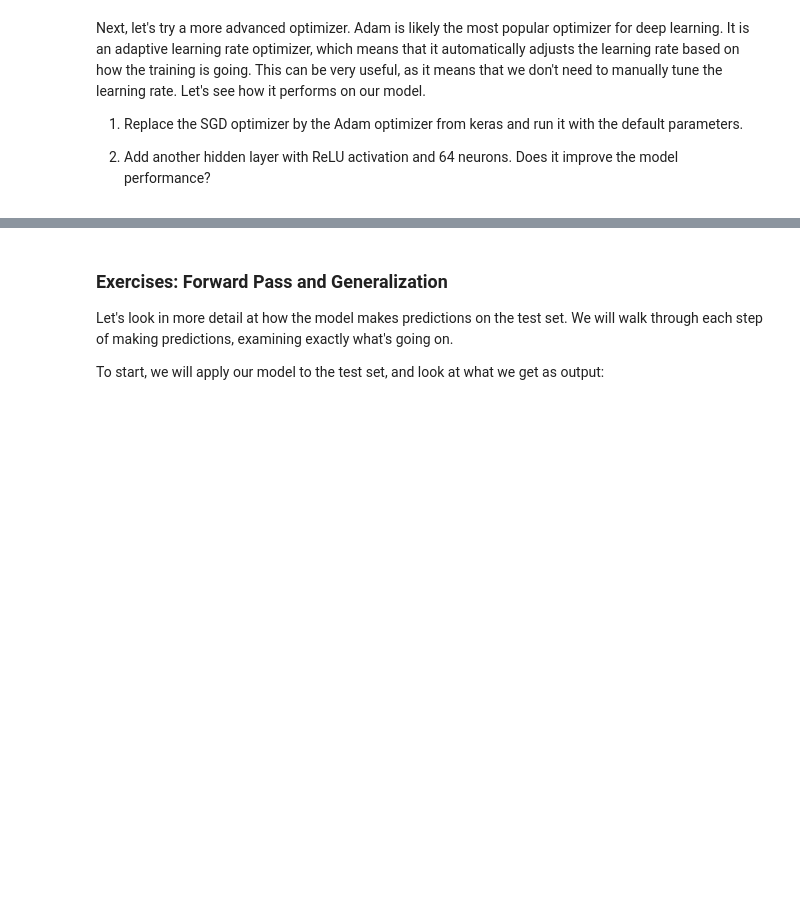
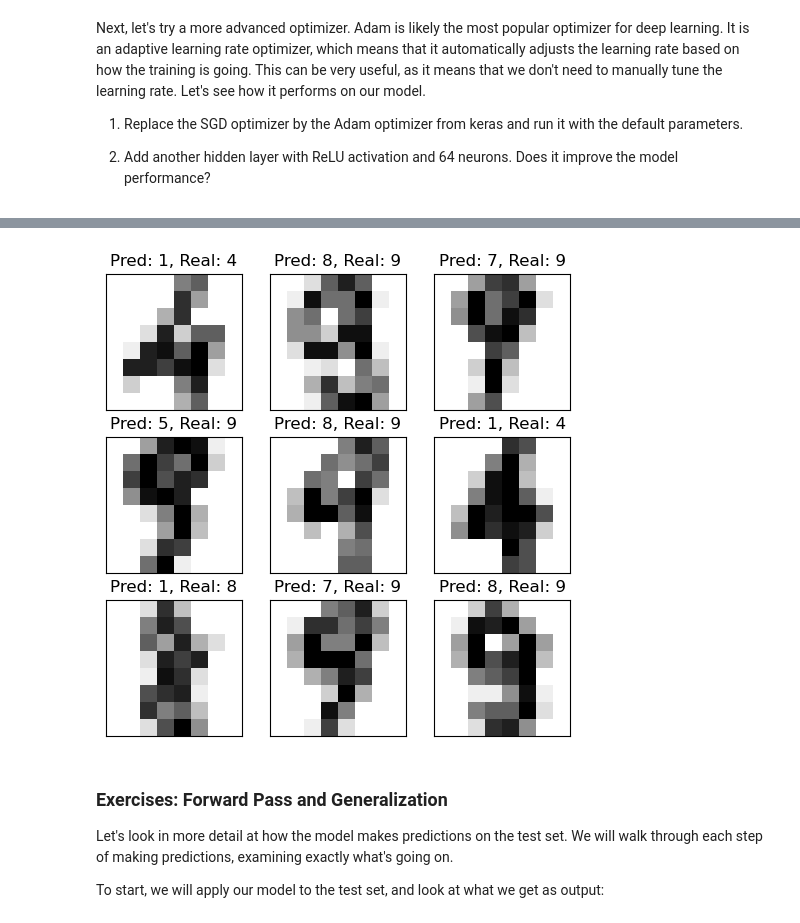
Before and after one commit to s-gunde/deep_learning, a Jupyter notebook: 01_materials/labs/lab_1.ipynb, the cells around one changed output, grey strips where cells are left out. Cells and saved outputs as stored; diff of their text form; code cells hidden in the pictures; blank space fills up the shorter version.

Commit message:
added another hidden layer and used Adam optimizer to see model performance

```diff
--- a/01_materials/labs/lab_1.ipynb
+++ b/01_materials/labs/lab_1.ipynb
@@ -467,0 +536,18 @@ Next, let's try a more advanced optimizer. Adam is likely the most popular optim
+# %%
+# Use Adam optimizer
+
+optimizer_adam = Adam()
+
+model.compile(
+    loss='categorical_crossentropy',
+    optimizer=optimizer_adam ,
+    metrics=['accuracy']
+)
+
+model.fit(
+    X_train, # Training data
+    y_train, # Training labels
+    epochs=5, # Number of epochs
+    batch_size=32, # Number of samples per batch
+    validation_split=0.2 # Use 20% of the data for validation
+)
@@ -467,0 +577,27 @@ Next, let's try a more advanced optimizer. Adam is likely the most popular optim
+# %%
+# Get the predictions for the test data
+predictions = model.predict(X_test)
+
+# Get the index of the largest probability (i.e. the predicted class)
+predicted_classes = np.argmax(predictions, axis=1)
+true_classes = np.argmax(y_test, axis=1)
+misclassified_indices = np.where(predicted_classes != true_classes)[0]
+
+# Get the misclassified samples themselves
+misclassified_samples = X_test[misclassified_indices]
+misclassified_labels = np.argmax(y_test[misclassified_indices], axis=1)
+
+# Pick 9 random misclassified samples
+random_indices = np.random.choice(len(misclassified_indices), 9, replace=False)
+
+fig, axes = plt.subplots(3, 3, figsize=(6, 6))
+for i, ax in enumerate(axes.flat):
+    ax.imshow(misclassified_samples[random_indices[i]].reshape(8, 8), cmap=plt.cm.gray_r, interpolation='nearest')
+    ax.set_title(f"Pred: {predicted_classes[misclassified_indices[random_indices[i]]]}, Real: {misclassified_labels[random_indices[i]]}")
+
+    # Removing axis labels
+    ax.set_xticks([])
+    ax.set_yticks([])
+
+plt.show()
+# %% [output]
@@ -468,3 +605,4 @@ Next, let's try a more advanced optimizer. Adam is likely the most popular optim
+[figure, added]
 # %% [markdown]
 ### Exercises: Forward Pass and Generalization
 
```
Also changed, not shown: parts of 6 cells of this notebook.
